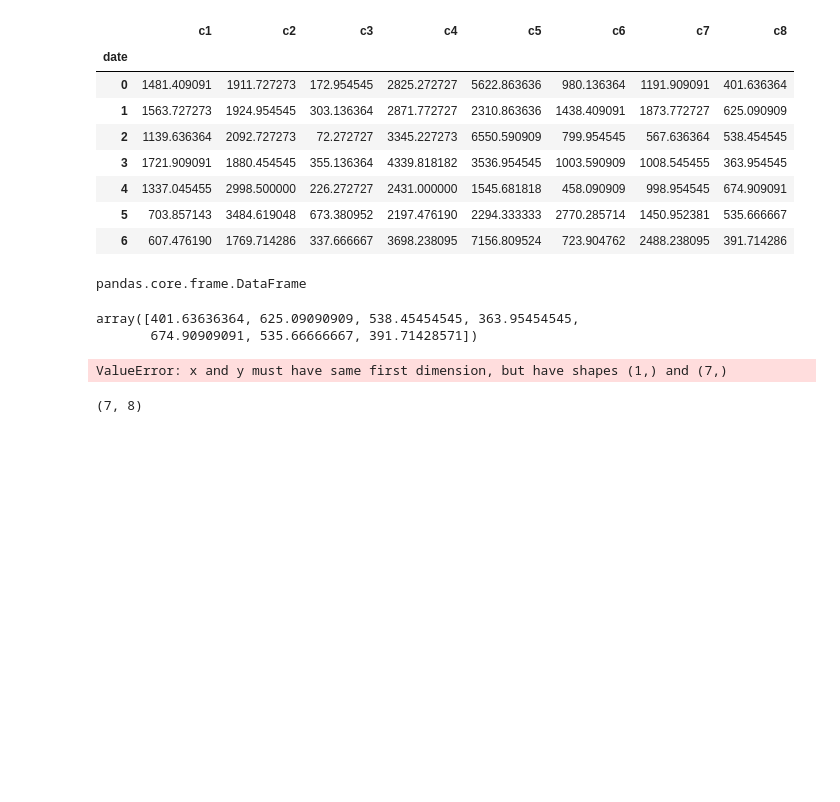
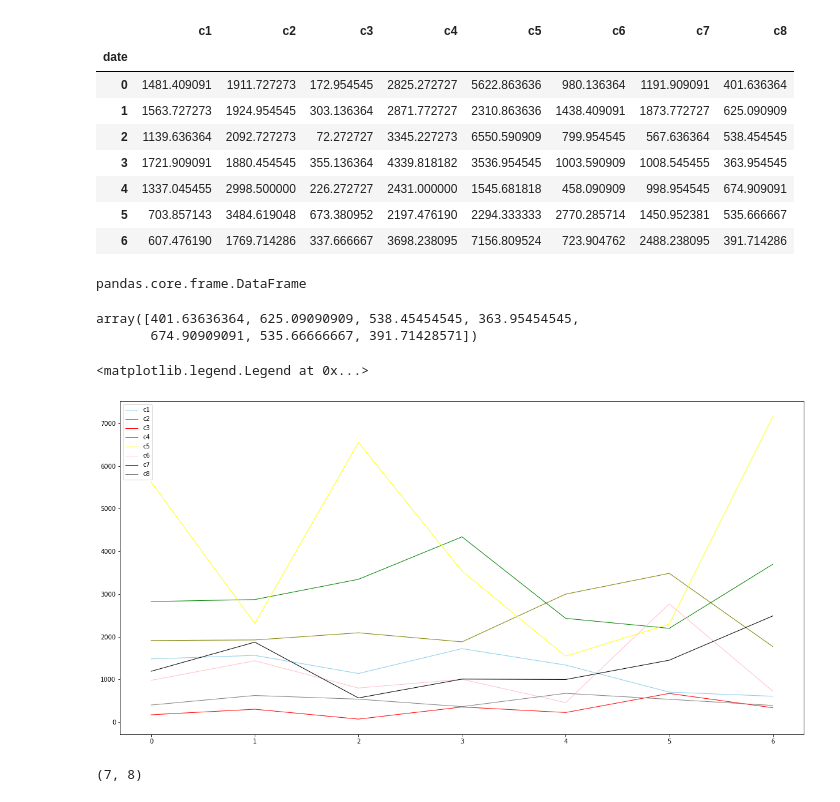
Before and after one commit to janapfeffer/DMC20_abraca-data, a Jupyter notebook: Seasonality.ipynb, the cells around one changed output. Saved outputs shown, nothing was run; the diff lists cells and outputs as text; code cells hidden in the pictures; blank space fills up the shorter version.

Commit message:
graph for weekly seasonality

```diff
--- a/Seasonality.ipynb
+++ b/Seasonality.ipynb
@@ -367,25 +367,36 @@ week_df
 type(week_df)
 # %% [output]
 pandas.core.frame.DataFrame
-# %%
-week_df.index.to_numpy()
-week_df[col].to_numpy()
-# %% [output]
-array([401.63636364, 625.09090909, 538.45454545, 363.95454545,
-       674.90909091, 535.66666667, 391.71428571])
+# %%
+week_df.reset_index(level=0, inplace=True)
+# %%
+week_df.index.to_numpy()
+week_df['date'].to_numpy()
+week_df['c1'].to_numpy()
+week_df['c2'].to_numpy()
+week_df['c3'].to_numpy()
+week_df['c4'].to_numpy()
+week_df['c5'].to_numpy()
+week_df['c6'].to_numpy()
+week_df['c7'].to_numpy()
+week_df['c8'].to_numpy()
+# %% [output]
+array([401.63636364, 625.09090909, 538.45454545, 363.95454545,
+       674.90909091, 535.66666667, 391.71428571])
 # %%
 plt.figure(figsize=(20,10))
 figure = plt.plot( 'date','c1', data=week_df, color='skyblue', linewidth=1)
-#plt.plot( 'date', 'c2', data=x, color='olive', linewidth=1)
-#plt.plot( 'date', 'c3', data=x, color='red', linewidth=1)
-#plt.plot( 'date', 'c4', data=x, color='green', linewidth=1)
-#plt.plot( 'date', 'c5', data=x, color='yellow', linewidth=1)
-#plt.plot( 'date', 'c6', data=x, color='pink', linewidth=1)
-#plt.plot( 'date', 'c7', data=x, color='black', linewidth=1)
-#plt.plot( 'date', 'c8', data=x, color='grey', linewidth=1)
+plt.plot( 'date', 'c2', data=week_df, color='olive', linewidth=1)
+plt.plot( 'date', 'c3', data=week_df, color='red', linewidth=1)
+plt.plot( 'date', 'c4', data=week_df, color='green', linewidth=1)
+plt.plot( 'date', 'c5', data=week_df, color='yellow', linewidth=1)
+plt.plot( 'date', 'c6', data=week_df, color='pink', linewidth=1)
+plt.plot( 'date', 'c7', data=week_df, color='black', linewidth=1)
+plt.plot( 'date', 'c8', data=week_df, color='grey', linewidth=1)
 plt.legend()
 # %% [output]
-ValueError: x and y must have same first dimension, but have shapes (1,) and (7,)
+<matplotlib.legend.Legend at 0x...>
+[figure, added]
 # %%
 week_df.shape
 # %% [output]
```
